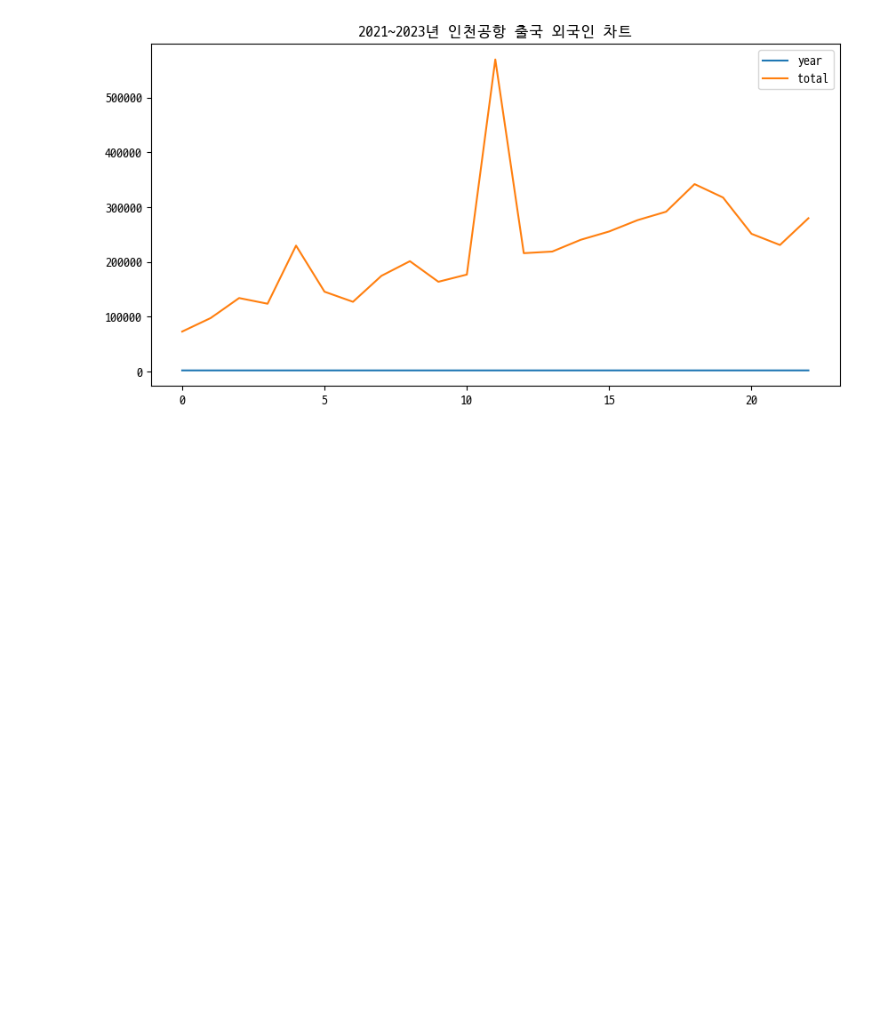
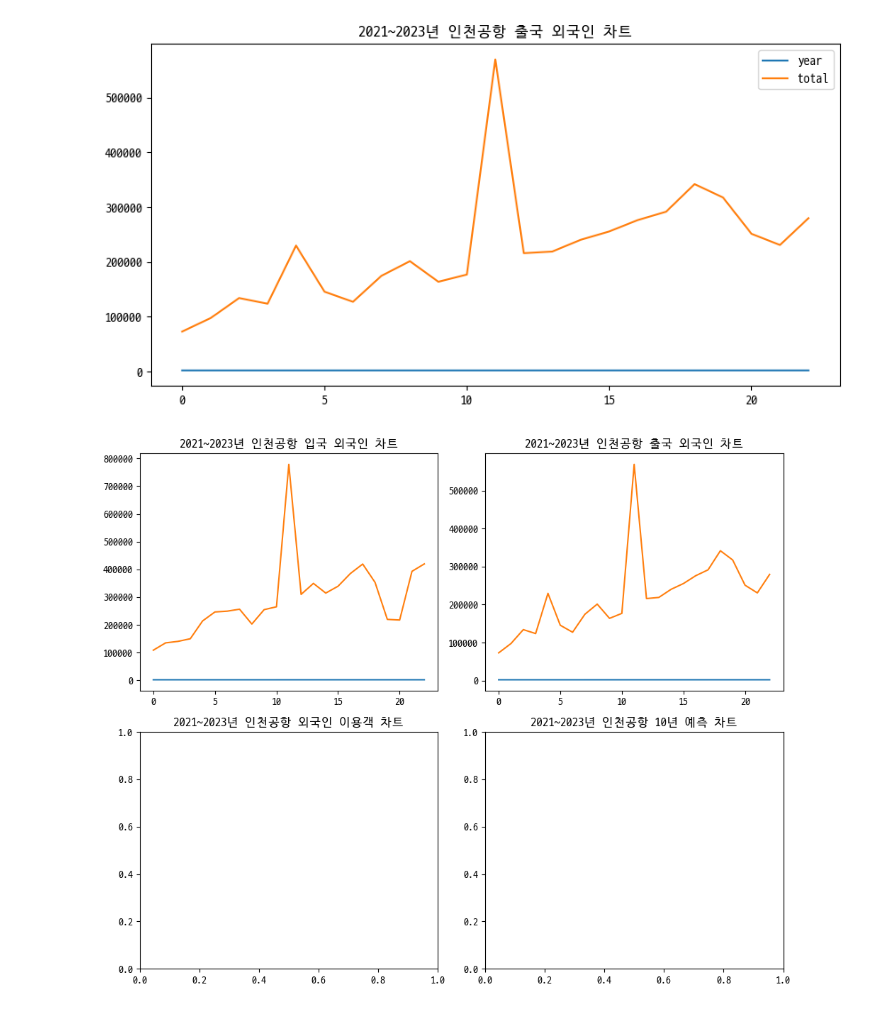
Before and after one commit to pmj8298/python, a Jupyter notebook: python11_인천공항이용자수분석.ipynb, the cells around one changed output. Saved outputs shown, nothing was run; the diff lists cells and outputs as text; code cells hidden in the pictures; blank space fills up the shorter version.

```diff
--- a/python11_인천공항이용자수분석.ipynb
+++ b/python11_인천공항이용자수분석.ipynb
@@ -170,3 +157,18 @@ ex3_data.plot(figsize=(10,5), title='2021~2023년 인천공항 출국 외국인
 plt.show()
 # %% [output]
 [figure]
+# %%
+import matplotlib.pyplot as plt
+fig, axs = plt.subplots(2,2, figsize=(10,8)) # figsize는 비율이라고 보면 됨, 2 * 2의 서브플롯 생성, 플롯은 차트가 나오는 것을 의미함
+
+axs[0,0].plot(ex2_data) #,를 기준으로 앞은 x, 뒤는 y를 그림
+axs[0,1].plot(ex3_data)
+axs[0,0].set_title('2021~2023년 인천공항 입국 외국인 차트')
+axs[0,1].set_title('2021~2023년 인천공항 출국 외국인 차트')
+axs[1,0].set_title('2021~2023년 인천공항 외국인 이용객 차트')
+axs[1,1].set_title('2021~2023년 인천공항 10년 예측 차트')
+
+plt.tight_layout()
+plt.show()
+# %% [output]
+[figure, added]
```
Also changed, not shown: parts of 3 cells of this notebook.
